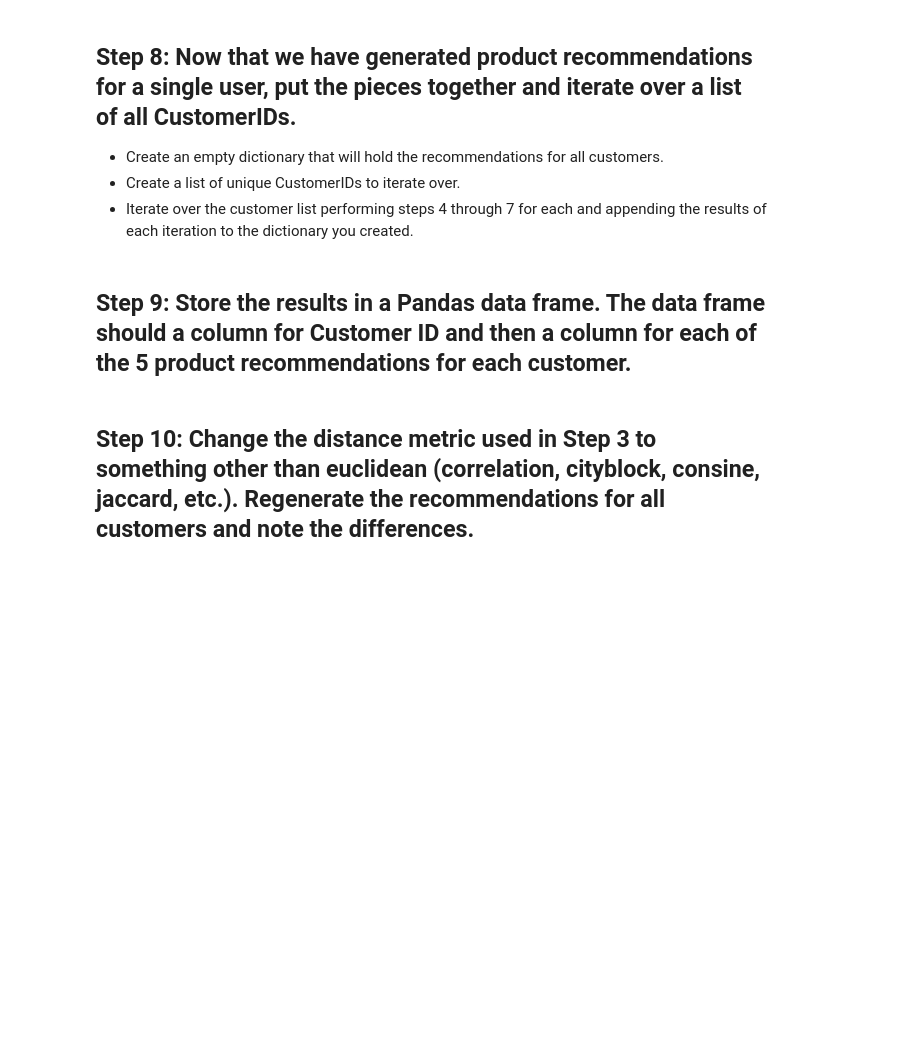
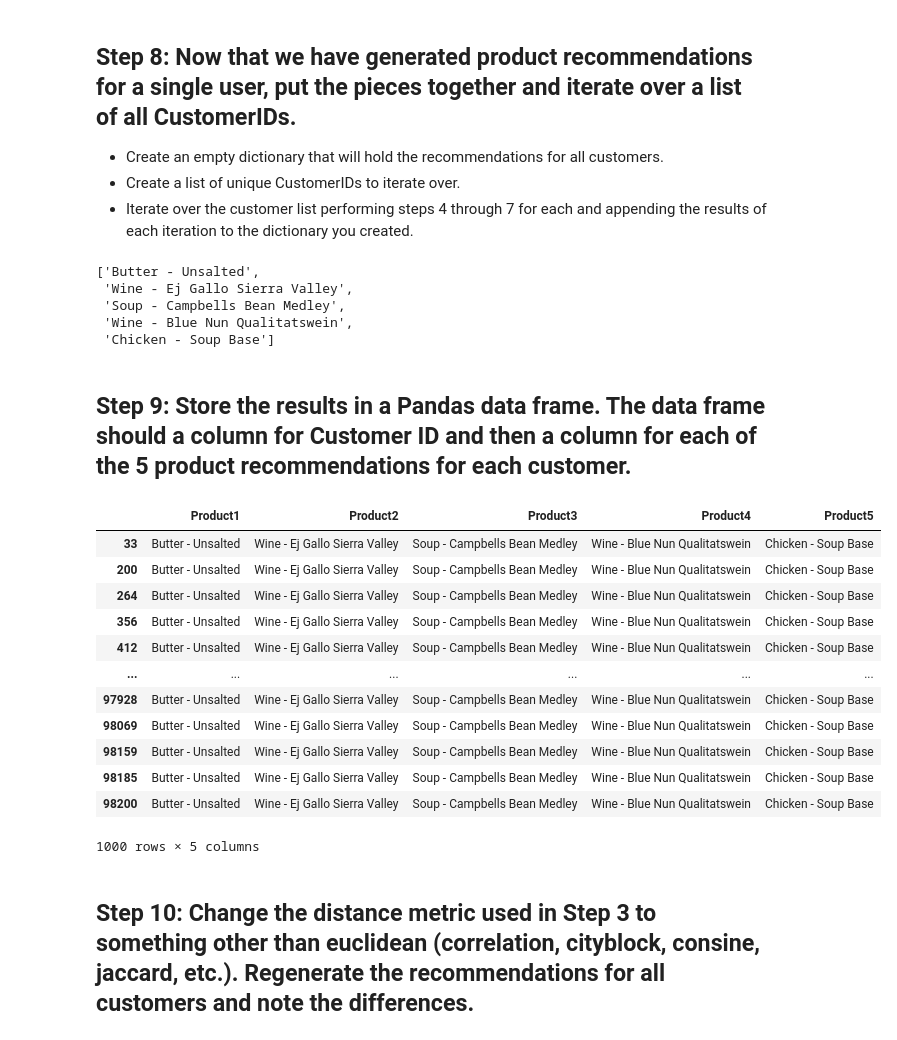
Before and after one commit to silviaherf/datamad0820, a Jupyter notebook: module-2/lab-intro-recommender-systems/your-code/main.ipynb, the cells around one changed output. Saved outputs shown, nothing was run; the diff lists cells and outputs as text; code cells hidden in the pictures; blank space fills up the shorter version.

```diff
--- a/module-2/lab-intro-recommender-systems/your-code/main.ipynb
+++ b/module-2/lab-intro-recommender-systems/your-code/main.ipynb
@@ -148,7 +148,43 @@ merged_33[merged_33[33]==0].head(5)
 - Create an empty dictionary that will hold the recommendations for all customers.
 - Create a list of unique CustomerIDs to iterate over.
 - Iterate over the customer list performing steps 4 through 7 for each and appending the results of each iteration to the dictionary you created.
+# %%
+recommendations={}
+customersID=sorted(list(data['CustomerID'].unique()))
+# %%
+for customer in customers:
+    similar_customers=list(customers[customer].sort_values(ascending=False)[1:6].index)
+    sim_customers_records=quantify.loc[similar_customers]
+    products=sim_customers_records.groupby(['ProductName']).agg({'Quantity':sum}).sort_values(by='Quantity',ascending=False)
+    merged=products.merge(right=pivot,how='left',on='ProductName')
+    merged_customerID=merged[['Quantity',customer]].head(10)
+    customer_reco={customer:list(merged_33[merged_33[33]==0].head(5).index)}
+    recommendations.update(customer_reco)
+# %%
+recommendations[33]
+# %% [output]
+['Butter - Unsalted',
+ 'Wine - Ej Gallo Sierra Valley',
+ 'Soup - Campbells Bean Medley',
+ 'Wine - Blue Nun Qualitatswein',
+ 'Chicken - Soup Base']
 # %% [markdown]
 ##  Step 9: Store the results in a Pandas data frame. The data frame should a column for Customer ID and then a column for each of the 5 product recommendations for each customer.
+# %%
+pd.DataFrame.from_dict(recommendations,orient='index',columns=['Product1','Product2','Product3','Product4','Product5'])
+# %% [output]
+|  | Product1 | Product2 | Product3 | Product4 | Product5 |
+| 33 | Butter - Unsalted | Wine - Ej Gallo Sierra Valley | Soup - Campbells Bean Medley | Wine - Blue Nun Qualitatswein | Chicken - Soup Base |
+| 200 | Butter - Unsalted | Wine - Ej Gallo Sierra Valley | Soup - Campbells Bean Medley | Wine - Blue Nun Qualitatswein | Chicken - Soup Base |
+| 264 | Butter - Unsalted | Wine - Ej Gallo Sierra Valley | Soup - Campbells Bean Medley | Wine - Blue Nun Qualitatswein | Chicken - Soup Base |
+| 356 | Butter - Unsalted | Wine - Ej Gallo Sierra Valley | Soup - Campbells Bean Medley | Wine - Blue Nun Qualitatswein | Chicken - Soup Base |
+| 412 | Butter - Unsalted | Wine - Ej Gallo Sierra Valley | Soup - Campbells Bean Medley | Wine - Blue Nun Qualitatswein | Chicken - Soup Base |
+| ... | ... | ... | ... | ... | ... |
+| 97928 | Butter - Unsalted | Wine - Ej Gallo Sierra Valley | Soup - Campbells Bean Medley | Wine - Blue Nun Qualitatswein | Chicken - Soup Base |
+| 98069 | Butter - Unsalted | Wine - Ej Gallo Sierra Valley | Soup - Campbells Bean Medley | Wine - Blue Nun Qualitatswein | Chicken - Soup Base |
+| 98159 | Butter - Unsalted | Wine - Ej Gallo Sierra Valley | Soup - Campbells Bean Medley | Wine - Blue Nun Qualitatswein | Chicken - Soup Base |
+| 98185 | Butter - Unsalted | Wine - Ej Gallo Sierra Valley | Soup - Campbells Bean Medley | Wine - Blue Nun Qualitatswein | Chicken - Soup Base |
+| 98200 | Butter - Unsalted | Wine - Ej Gallo Sierra Valley | Soup - Campbells Bean Medley | Wine - Blue Nun Qualitatswein | Chicken - Soup Base |
+1000 rows × 5 columns
 # %% [markdown]
 ## Step 10: Change the distance metric used in Step 3 to something other than euclidean (correlation, cityblock, consine, jaccard, etc.). Regenerate the recommendations for all customers and note the differences.
```
Also changed, not shown: parts of 2 cells of this notebook.
